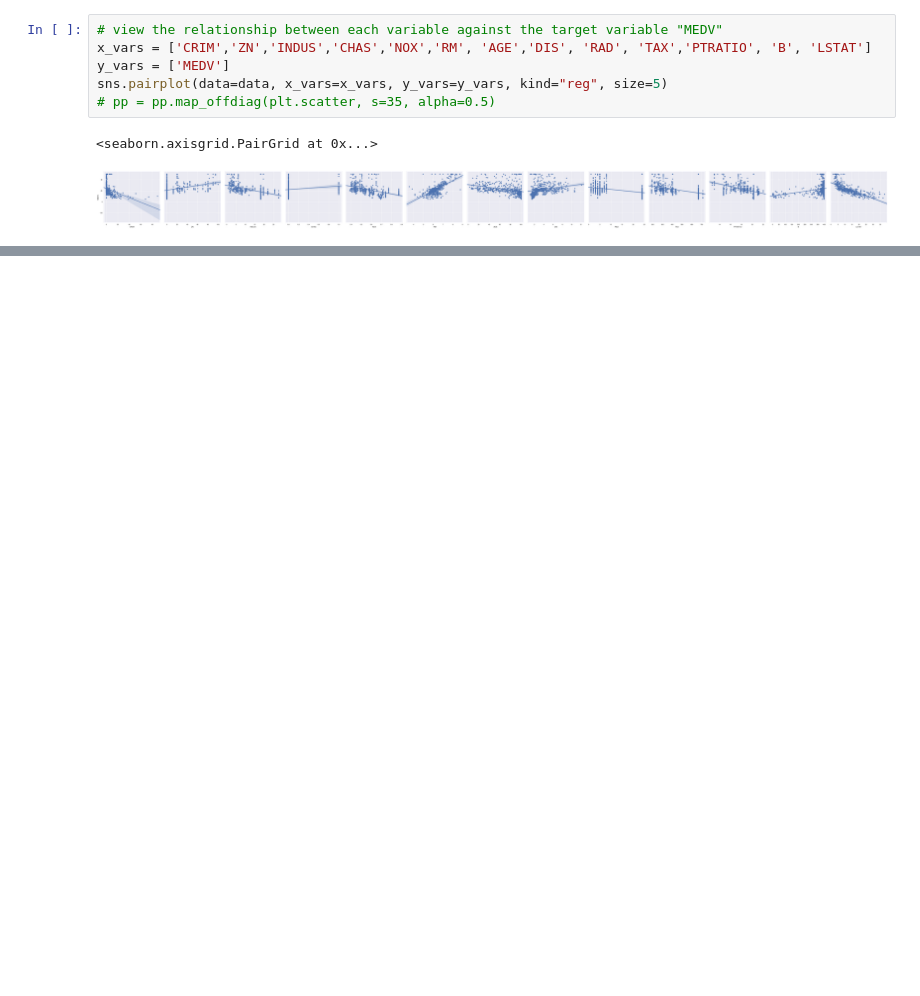
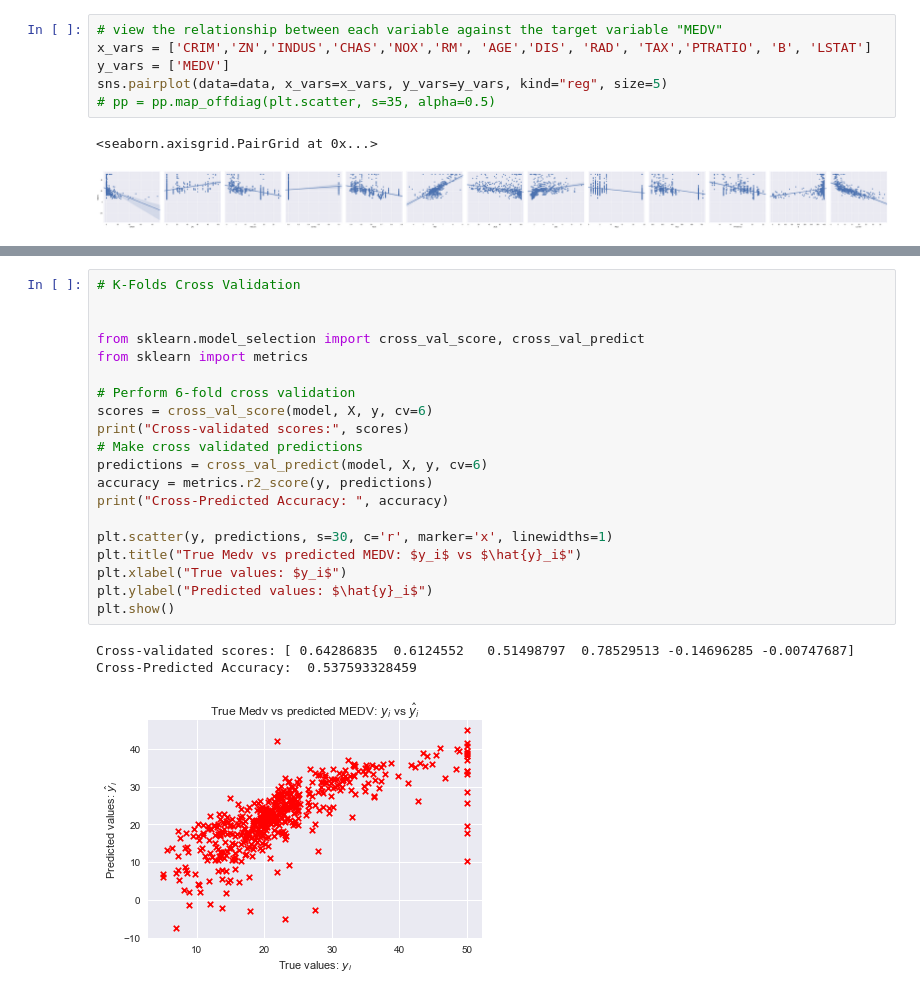
Before and after one commit to ZacOPunky/CE9010_2018, a Jupyter notebook: Boston_Jazlyn.ipynb, the cells around one changed output, grey strips where cells are left out. Cells and saved outputs as stored; diff of their text form; blank space fills up the shorter version.

```diff
--- a/Boston_Jazlyn.ipynb
+++ b/Boston_Jazlyn.ipynb
@@ -159,0 +209,24 @@ ValueError: Unknown label type: 'continuous'
+# %%
+# K-Folds Cross Validation
+
+
+from sklearn.model_selection import cross_val_score, cross_val_predict
+from sklearn import metrics
+
+# Perform 6-fold cross validation
+scores = cross_val_score(model, X, y, cv=6)
+print("Cross-validated scores:", scores)
+# Make cross validated predictions
+predictions = cross_val_predict(model, X, y, cv=6)
+accuracy = metrics.r2_score(y, predictions)
+print("Cross-Predicted Accuracy: ", accuracy)
+
+plt.scatter(y, predictions, s=30, c='r', marker='x', linewidths=1)
+plt.title("True Medv vs predicted MEDV: $y_i$ vs $\hat{y}_i$")
+plt.xlabel("True values: $y_i$")
+plt.ylabel("Predicted values: $\hat{y}_i$")
+plt.show()
+# %% [output]
+Cross-validated scores: [ 0.64286835  0.6124552   0.51498797  0.78529513 -0.14696285 -0.00747687]
+Cross-Predicted Accuracy:  0.537593328459
+[figure, added]
```
Also changed, not shown: parts of 14 cells of this notebook.
